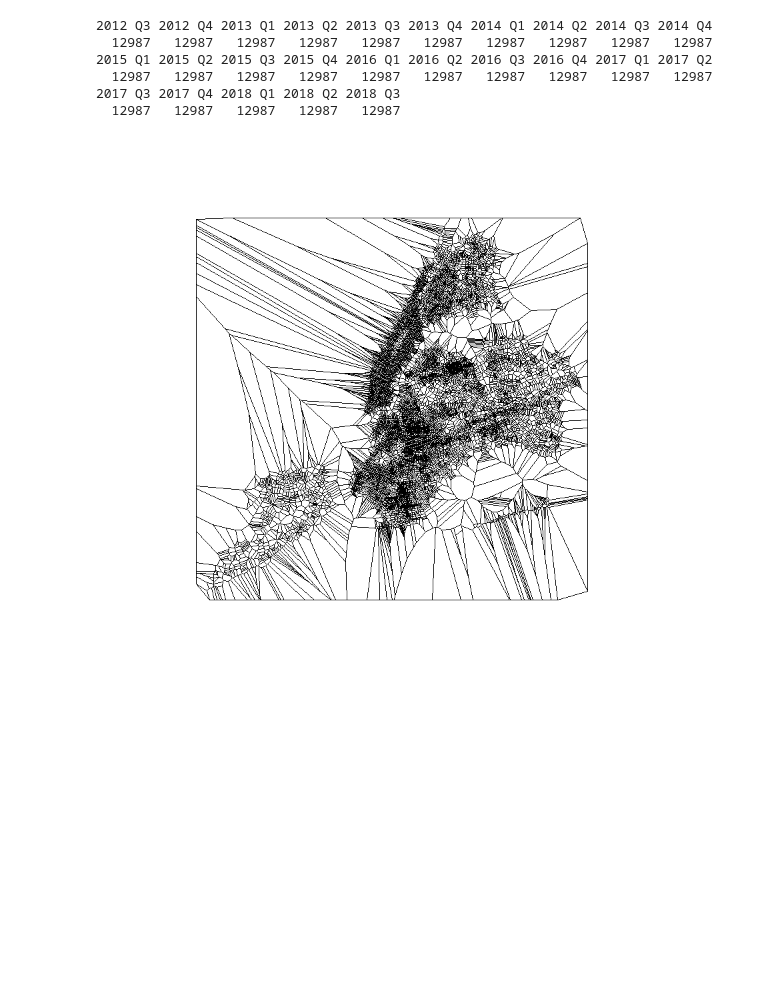
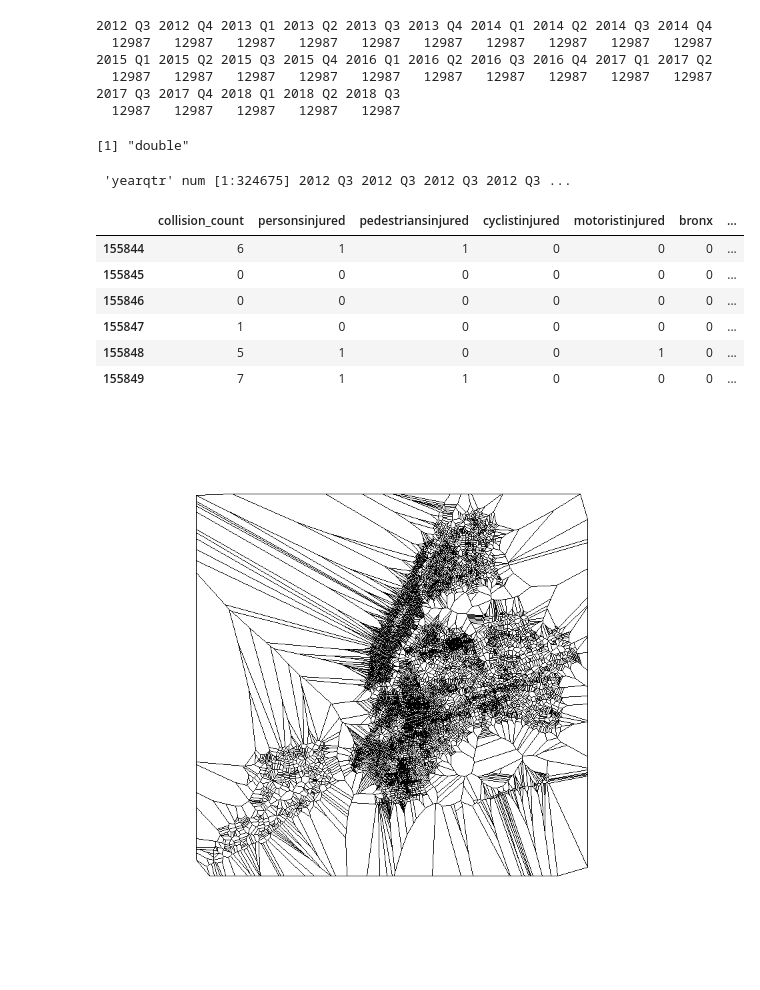
Before and after one commit to jeremysze/LPIS, a Jupyter notebook: Spatial Regression QT in R.ipynb, the cells around one changed output. Cells and saved outputs as stored; diff of their text form; code cells hidden in the pictures; blank space fills up the shorter version.

```diff
--- a/Spatial Regression QT in R.ipynb
+++ b/Spatial Regression QT in R.ipynb
@@ -139,3 +220,11 @@ w
   12987   12987   12987   12987   12987   12987   12987   12987   12987   12987
 2017 Q3 2017 Q4 2018 Q1 2018 Q2 2018 Q3
   12987   12987   12987   12987   12987
+# %%
+typeof(myshp@data$quarter_year)
+# %% [output]
+[1] "double"
+# %%
+str(myshp@data$quarter_year)
+# %% [output]
+ 'yearqtr' num [1:324675] 2012 Q3 2012 Q3 2012 Q3 2012 Q3 ...
@@ -142,3 +236,13 @@ w
+# %%
+head(myshp@data)
+# %% [output]
+|  | collision_count | personsinjured | pedestriansinjured | cyclistinjured | motoristinjured | bronx | ... |
+| 155844 | 6 | 1 | 1 | 0 | 0 | 0 | ... |
+| 155845 | 0 | 0 | 0 | 0 | 0 | 0 | ... |
+| 155846 | 0 | 0 | 0 | 0 | 0 | 0 | ... |
+| 155847 | 1 | 0 | 0 | 0 | 0 | 0 | ... |
+| 155848 | 5 | 1 | 0 | 0 | 1 | 0 | ... |
+| 155849 | 7 | 1 | 1 | 0 | 0 | 0 | ... |
 # %%
 plot(myshp)
 # %% [output]
```
Also changed, not shown: parts of 39 cells of this notebook.
